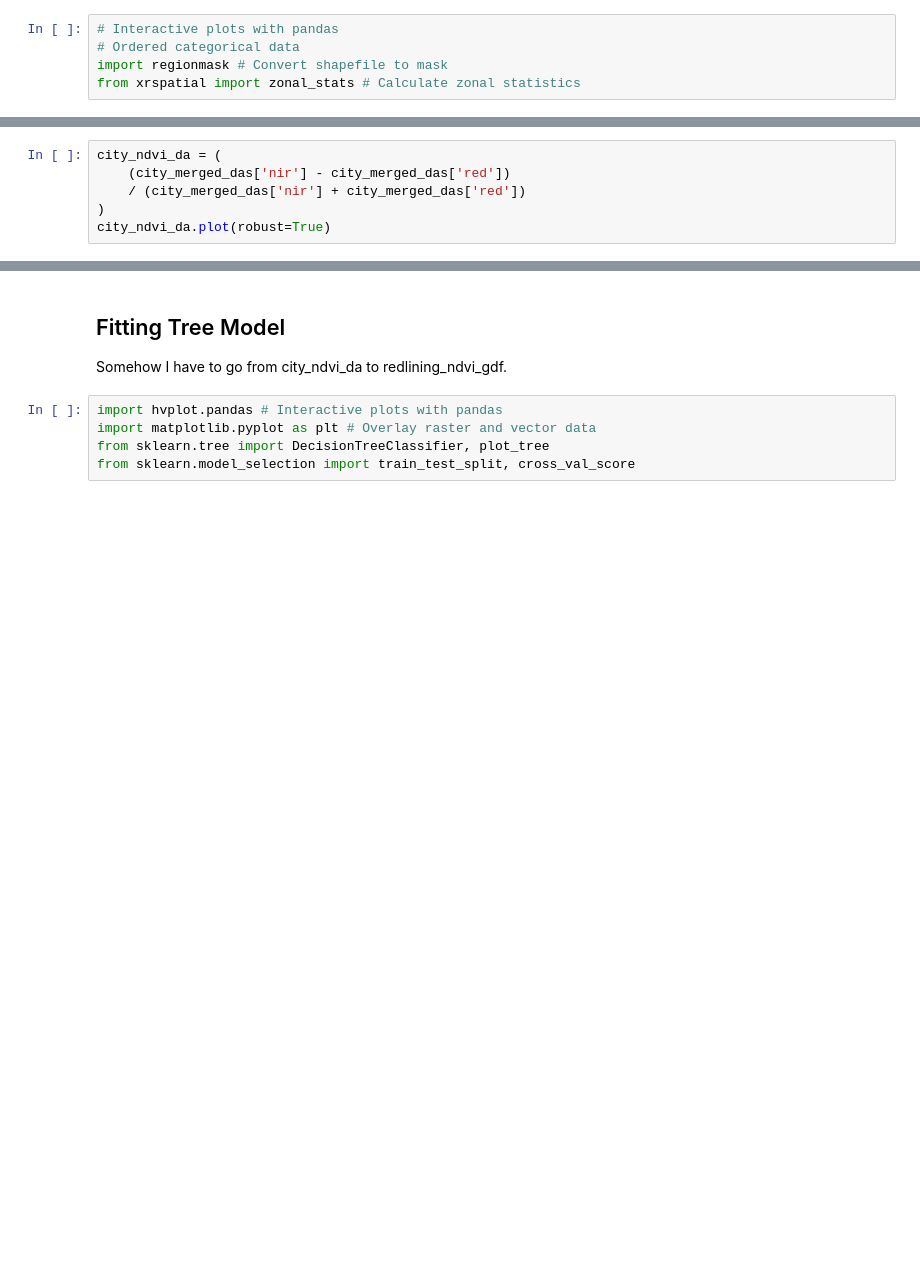
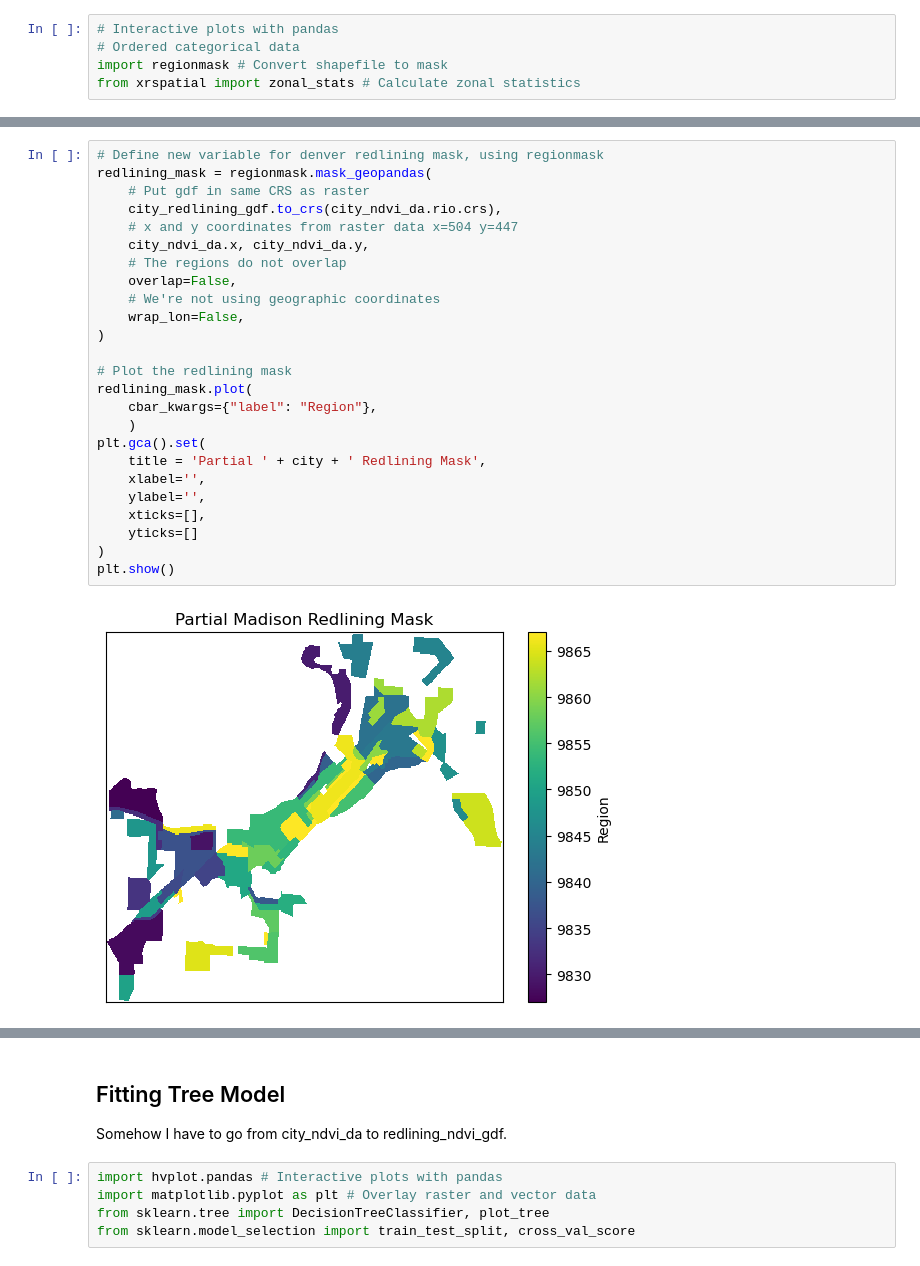
Before and after one commit to earthlab-education/fundamentals-04-redlining-byandell, a Jupyter notebook: notebooks/madison.ipynb, the cells around one changed output, grey strips where cells are left out. Cells and saved outputs as stored; diff of their text form; blank space fills up the shorter version.

```diff
--- a/notebooks/madison.ipynb
+++ b/notebooks/madison.ipynb
@@ -389,6 +197,0 @@ with the geographic coordinates of the grid for this to work.
-# %%
-city_ndvi_da = (
-    (city_merged_das['nir'] - city_merged_das['red'])
-    / (city_merged_das['nir'] + city_merged_das['red'])
-)
-city_ndvi_da.plot(robust=True)
@@ -397,0 +208,27 @@ city_ndvi_da.plot(robust=True)
+# %%
+# Define new variable for denver redlining mask, using regionmask
+redlining_mask = regionmask.mask_geopandas(
+    # Put gdf in same CRS as raster
+    city_redlining_gdf.to_crs(city_ndvi_da.rio.crs),
+    # x and y coordinates from raster data x=504 y=447
+    city_ndvi_da.x, city_ndvi_da.y,
+    # The regions do not overlap
+    overlap=False,
+    # We're not using geographic coordinates
+    wrap_lon=False,
+)
+
+# Plot the redlining mask
+redlining_mask.plot(
+    cbar_kwargs={"label": "Region"},
+    )
+plt.gca().set(
+    title = 'Partial ' + city + ' Redlining Mask',
+    xlabel='',
+    ylabel='',
+    xticks=[],
+    yticks=[]
+)
+plt.show()
+# %% [output]
+[figure, added]
```
Also changed, not shown: parts of 60 cells of this notebook.
